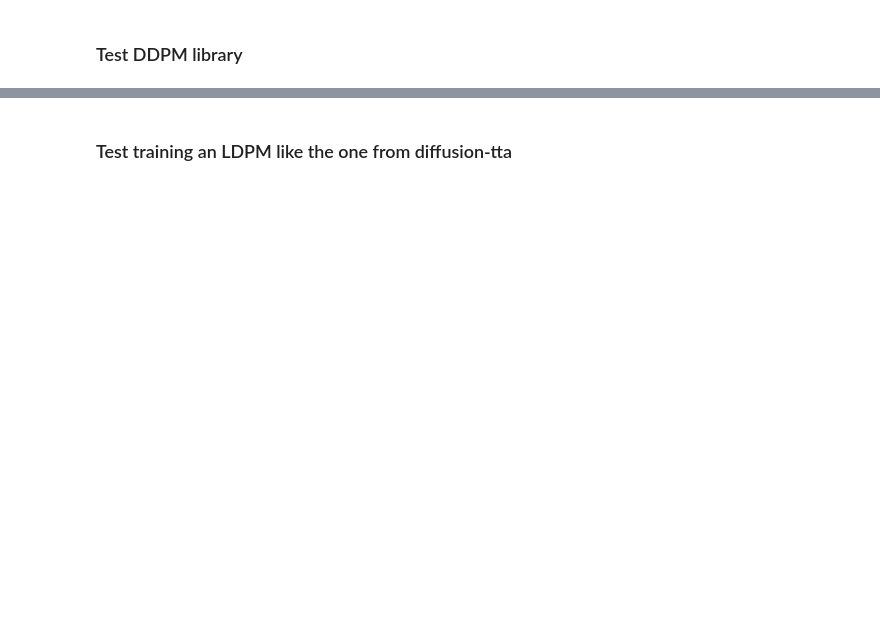
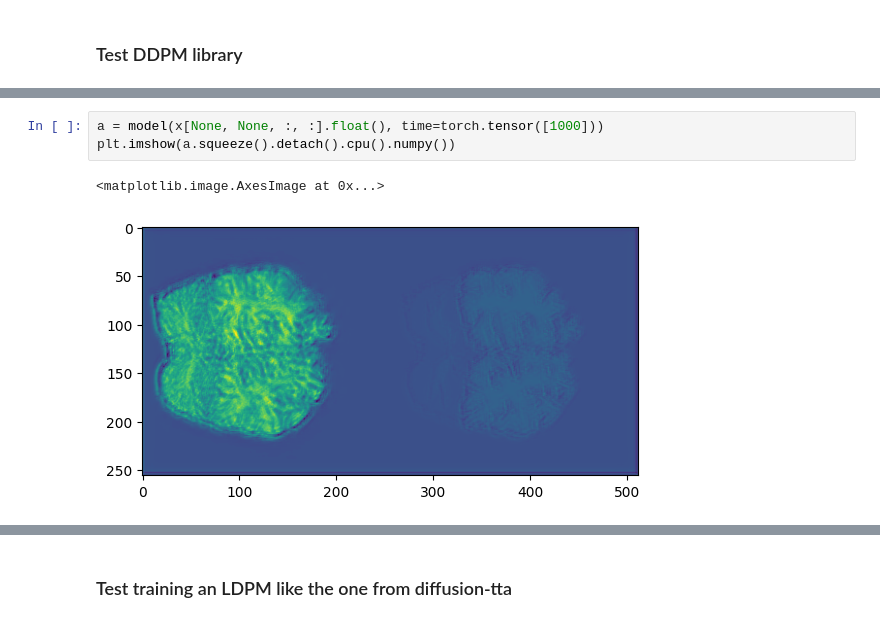
Before and after one commit to JdbermeoUZH/MastersThesisUIASegmentation, a Jupyter notebook: notebooks/DDPMs/01-test_basic_ddpm_libraries.ipynb, the cells around one changed output, grey strips where cells are left out. Cells and saved outputs as stored; diff of their text form; blank space fills up the shorter version.

```diff
--- a/notebooks/DDPMs/01-test_basic_ddpm_libraries.ipynb
+++ b/notebooks/DDPMs/01-test_basic_ddpm_libraries.ipynb
@@ -47,0 +128,6 @@ loss.backward()
+# %%
+a = model(x[None, None, :, :].float(), time=torch.tensor([1000]))
+plt.imshow(a.squeeze().detach().cpu().numpy())
+# %% [output]
+<matplotlib.image.AxesImage at 0x...>
+[figure, added]
```
Also changed, not shown: parts of 25 cells of this notebook, 16 other files.
